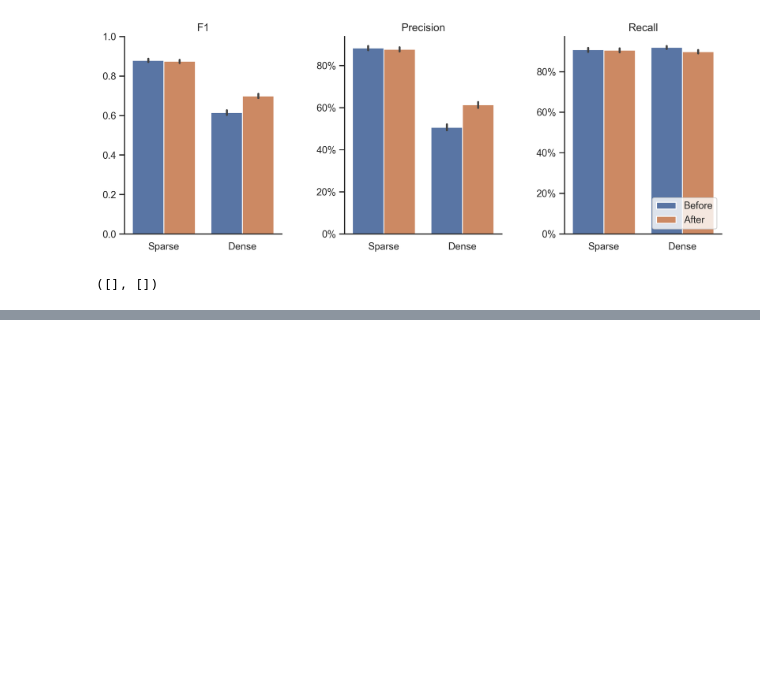
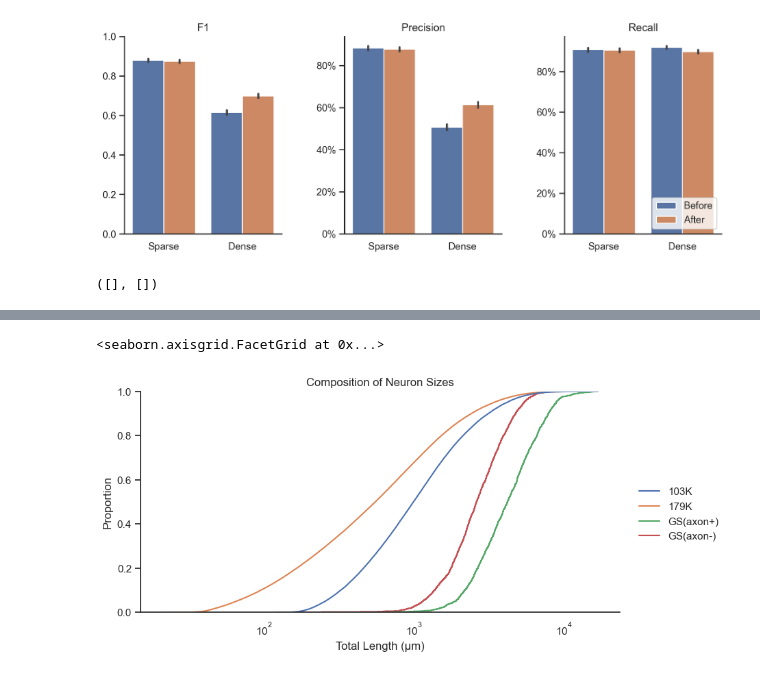
Before and after one commit to SEU-ALLEN-codebase/Ensemble-Cut, a Jupyter notebook: experiment/plot.ipynb, the cells around one changed output, grey strips where cells are left out. Saved outputs shown, nothing was run; the diff lists cells and outputs as text; code cells hidden in the pictures; blank space fills up the shorter version.

```diff
--- a/experiment/plot.ipynb
+++ b/experiment/plot.ipynb
@@ -89,0 +322,36 @@ handles, labels
+# %%
+from pathlib import Path
+from tqdm import tqdm
+from ecut.morphology import Morphology
+from ecut.swc_handler import parse_swc
+in_dir = Path(r"D:\200k\result_0927")
+count4 = []
+for i in tqdm(in_dir.rglob('*.swc')):
+    tree = parse_swc(i)
+    m = Morphology(tree)
+    count4.append(m.calc_total_length() / 4)
+# %%
+filt = r"C:\Users\zzh\Documents\WXWork\1688850447617822\Cache\File\2024-04\final_filtered_swc0207.txt"
+with open(filt, 'r') as f:
+    swcs = [i.split('_stps')[0] for i in f.readlines()]
+files = list(in_dir.rglob('*.swc'))
+keys = [i.stem for i in files]
+m = dict(zip(keys, range(len(keys))))
+count5 = [count4[m[i]] for i in swcs]
+# %%
+import numpy as np
+
+sns.set(font_scale=1, style='white')
+counts = {
+    '103K': count5,
+    '179K': count4,
+    'GS(axon+)': count2,
+    'GS(axon-)': count3
+}
+ax = sns.displot(counts, kind='ecdf', aspect=2, log_scale=10, height=4)
+plt.xlabel('Total Length (μm)')
+plt.title('Composition of Neuron Sizes')
+ax.tick_params(left=True, direction='out')
+# %% [output]
+<seaborn.axisgrid.FacetGrid at 0x...>
+[figure, added]
```
Also changed, not shown: parts of 13 cells of this notebook, 8 other files.
